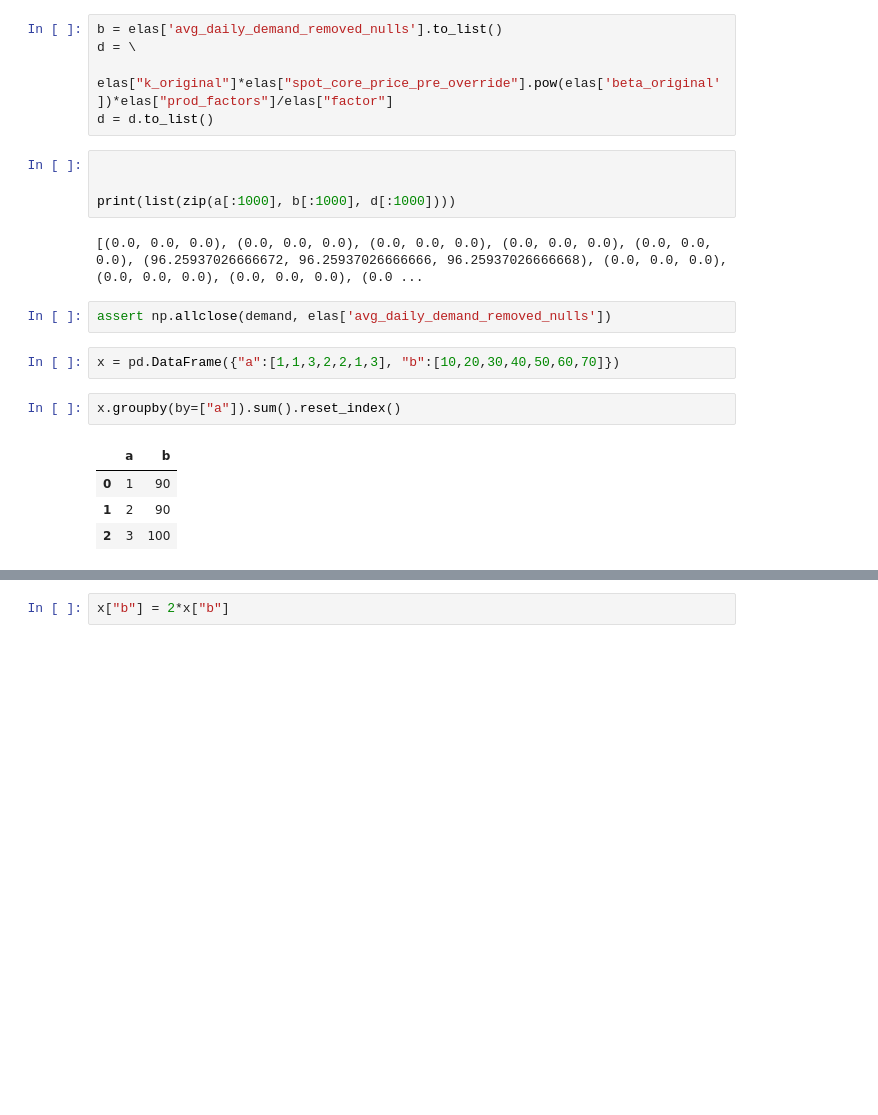
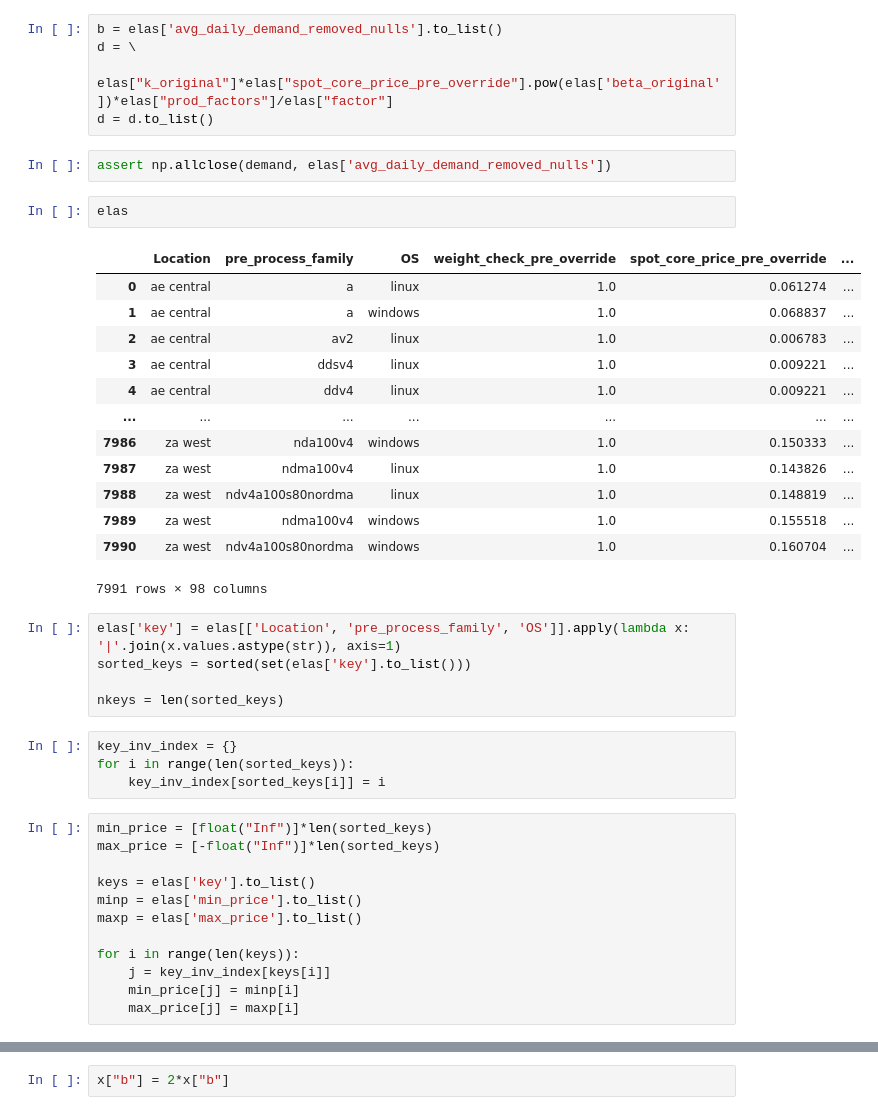
Before and after one commit to funktor/stokastik, a Jupyter notebook: spot_algo.ipynb, the cells around one changed output, grey strips where cells are left out. Cells and saved outputs as stored; diff of their text form; blank space fills up the shorter version.

```diff
--- a/spot_algo.ipynb
+++ b/spot_algo.ipynb
@@ -547,20 +549,42 @@ b = elas['avg_daily_demand_removed_nulls'].to_list()
 d = \
     elas["k_original"]*elas["spot_core_price_pre_override"].pow(elas['beta_original'])*elas["prod_factors"]/elas["factor"]
 d = d.to_list()
-# %%
-
-
-print(list(zip(a[:1000], b[:1000], d[:1000])))
-# %% [output]
-[(0.0, 0.0, 0.0), (0.0, 0.0, 0.0), (0.0, 0.0, 0.0), (0.0, 0.0, 0.0), (0.0, 0.0, 0.0), (96.25937026666672, 96.25937026666666, 96.25937026666668), (0.0, 0.0, 0.0), (0.0, 0.0, 0.0), (0.0, 0.0, 0.0), (0.0 ...
 # %%
 assert np.allclose(demand, elas['avg_daily_demand_removed_nulls'])
+# %%
+elas
+# %% [output]
+|  | Location | pre_process_family | OS | weight_check_pre_override | spot_core_price_pre_override | ... |
+| 0 | ae central | a | linux | 1.0 | 0.061274 | ... |
+| 1 | ae central | a | windows | 1.0 | 0.068837 | ... |
+| 2 | ae central | av2 | linux | 1.0 | 0.006783 | ... |
+| 3 | ae central | ddsv4 | linux | 1.0 | 0.009221 | ... |
+| 4 | ae central | ddv4 | linux | 1.0 | 0.009221 | ... |
+| ... | ... | ... | ... | ... | ... | ... |
+| 7986 | za west | nda100v4 | windows | 1.0 | 0.150333 | ... |
+| 7987 | za west | ndma100v4 | linux | 1.0 | 0.143826 | ... |
+| 7988 | za west | ndv4a100s80nordma | linux | 1.0 | 0.148819 | ... |
+| 7989 | za west | ndma100v4 | windows | 1.0 | 0.155518 | ... |
+| 7990 | za west | ndv4a100s80nordma | windows | 1.0 | 0.160704 | ... |
+7991 rows × 98 columns
 # %%
-x = pd.DataFrame({"a":[1,1,3,2,2,1,3], "b":[10,20,30,40,50,60,70]})
+elas['key'] = elas[['Location', 'pre_process_family', 'OS']].apply(lambda x: '|'.join(x.values.astype(str)), axis=1)
+sorted_keys = sorted(set(elas['key'].to_list()))
+
+nkeys = len(sorted_keys)
+# %%
+key_inv_index = {}
+for i in range(len(sorted_keys)):
+    key_inv_index[sorted_keys[i]] = i
 # %%
-x.groupby(by=["a"]).sum().reset_index()
+min_price = [float("Inf")]*len(sorted_keys)
+max_price = [-float("Inf")]*len(sorted_keys)
+
+keys = elas['key'].to_list()
+minp = elas['min_price'].to_list()
+maxp = elas['max_price'].to_list()
+
+for i in range(len(keys)):
+    j = key_inv_index[keys[i]]
+    min_price[j] = minp[i]
+    max_price[j] = maxp[i]
-# %% [output]
-|  | a | b |
-| 0 | 1 | 90 |
-| 1 | 2 | 90 |
-| 2 | 3 | 100 |
```
Also changed, not shown: parts of 6 cells of this notebook.
